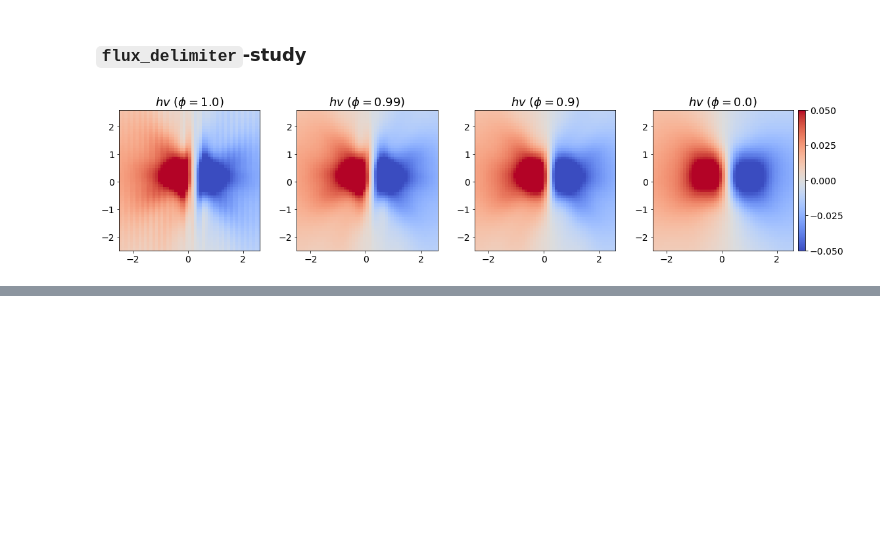
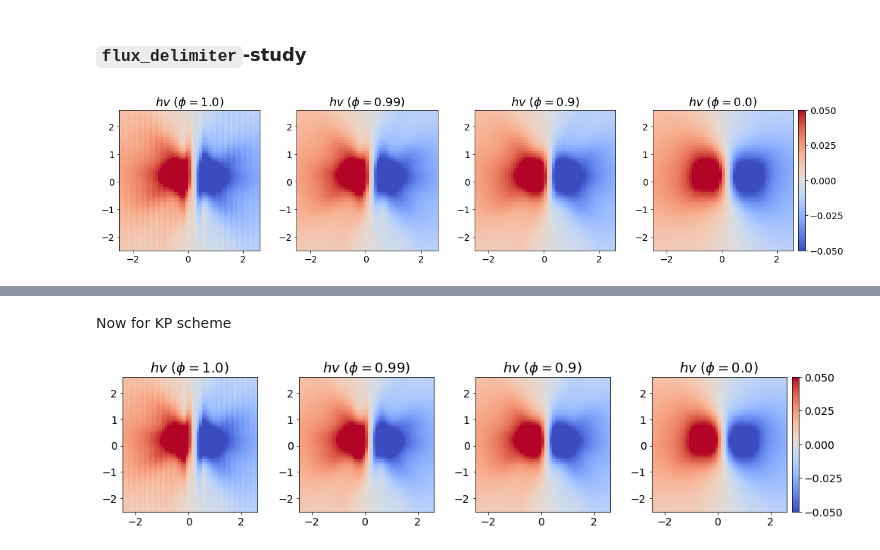
Before and after one commit to sintefmath/havvarsel-flux-investigations, a Jupyter notebook: RossbyAdjustment.ipynb, the cells around one changed output, grey strips where cells are left out. Drawn from its saved outputs; the diff is of its cells as text; code cells hidden in the pictures; blank space fills up the shorter version.

```diff
--- a/RossbyAdjustment.ipynb
+++ b/RossbyAdjustment.ipynb
@@ -323,0 +324,36 @@ for sim in cu_sims:
+# %% [markdown]
+Now for KP scheme
+# %%
+flux_delimiters = [1.0, 0.99, 0.90, 0.0]
+
+kp_sims = []
+for flux_delimiter in flux_delimiters:
+    kp_sims.append( KP07.KP07(**init_args, **sim_args, dt=1.0, use_rk2=True, flux_delimiter=flux_delimiter, theta=1.5) )
+
+for kp_sim in kp_sims:
+    kp_sim.step(T)
+# %%
+from mpl_toolkits.axes_grid1 import make_axes_locatable
+
+fig, axs = plt.subplots(1,4,figsize=(16, 4))
+
+midx = kp_sims[0].nx//2
+midy = kp_sims[0].ny//2
+x0, x1 = midx - 25, midx + 26
+y0, y1 = midy - 25, midy + 26
+domain_extent = [(x0-midx)*kp_sims[0].dx/1000, (x1-midx)*kp_sims[0].dx/1000, (y0-midy)*kp_sims[0].dy/1000, (y1-midy)*kp_sims[0].dy/1000]
+
+for i in range(4):
+    axs[i].set_title("$hv$ ($\phi="+str(flux_delimiters[i])+"$)", fontsize = 18)
+    axs[i].tick_params(axis='both', which='major', labelsize=14)
+    im = axs[i].imshow(kp_sims[i].download()[2][y0:y1,x0:x1], interpolation="none", origin="lower", vmin=-0.05, vmax=0.05, extent=domain_extent, cmap="coolwarm")
+
+    divider = make_axes_locatable(axs[i])
+    cax = divider.append_axes('right', size='5%', pad=0.1)
+    cax.axis('off')
+
+cax.axis('on')
+cbar = fig.colorbar(im, cax=cax, orientation='vertical', ticks=[-0.05, -0.025, 0.0, 0.025, 0.05])
+cbar.ax.tick_params(labelsize=14)
+# %% [output]
+[figure, added]
```
Also changed, not shown: parts of 3 cells of this notebook, 1 other file.
